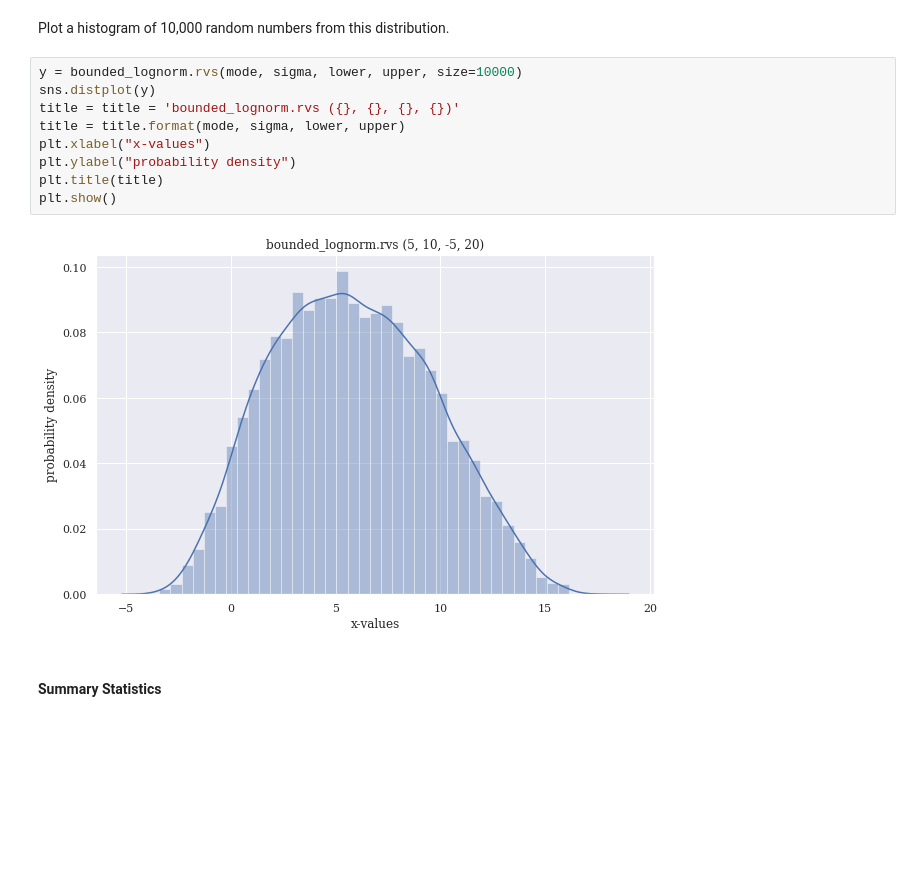
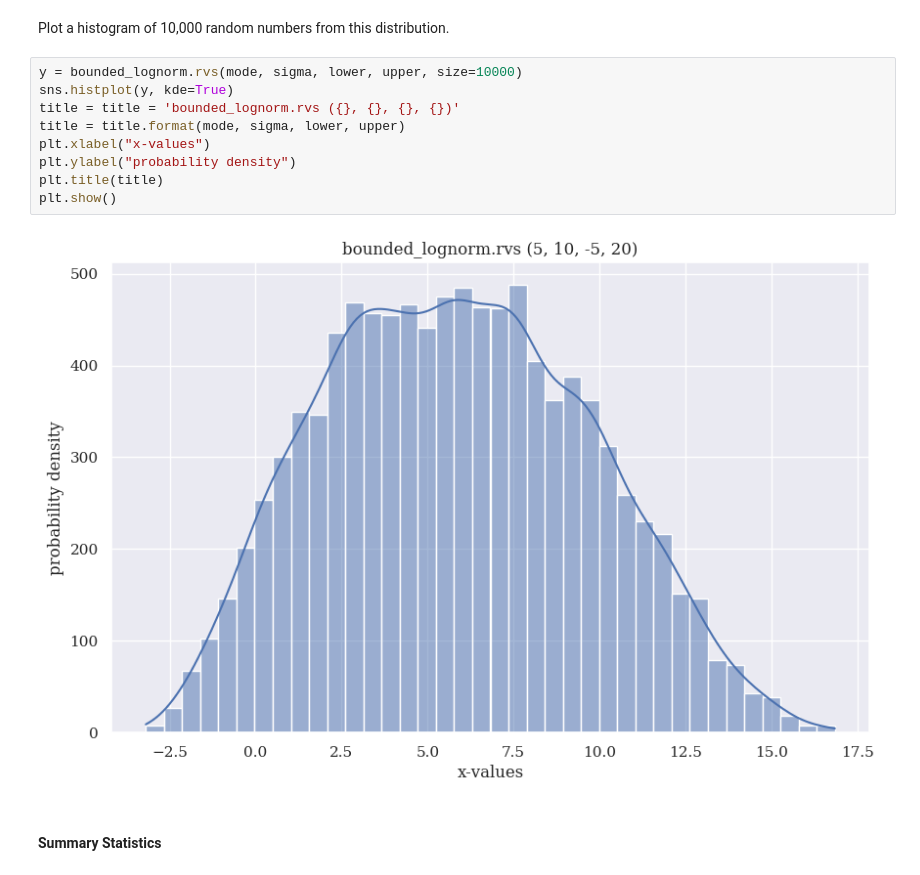
Before and after one commit to tedteske/bounded_lognorm, a Jupyter notebook: bounded_lognorm.ipynb, the cells around one changed output. Drawn from its saved outputs; the diff is of its cells as text; blank space fills up the shorter version.

```diff
--- a/bounded_lognorm.ipynb
+++ b/bounded_lognorm.ipynb
@@ -1340,15 +1346,15 @@ array([ 3.77456243,  0.77399805,  4.69444227, -0.71428992, -0.0418546 ,
 Plot a histogram of 10,000 random numbers from this distribution.
 # %%
 y = bounded_lognorm.rvs(mode, sigma, lower, upper, size=10000)
-sns.distplot(y)
+sns.histplot(y, kde=True)
 title = title = 'bounded_lognorm.rvs ({}, {}, {}, {})'
 title = title.format(mode, sigma, lower, upper)
 plt.xlabel("x-values")
 plt.ylabel("probability density")
 plt.title(title)
 plt.show()
 # %% [output]
-[figure, old version]
+[figure, new version]
 # %% [markdown]
 #### Summary Statistics
 # %% [markdown]
```
Also changed, not shown: parts of 53 cells of this notebook.
